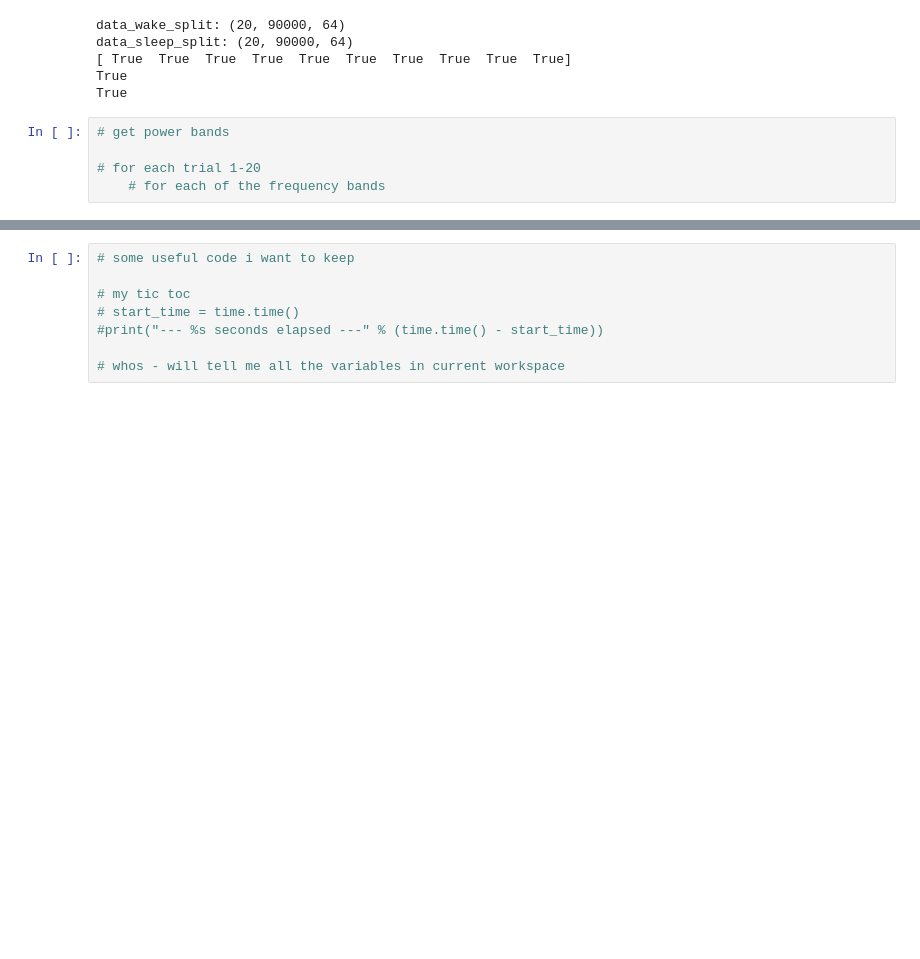
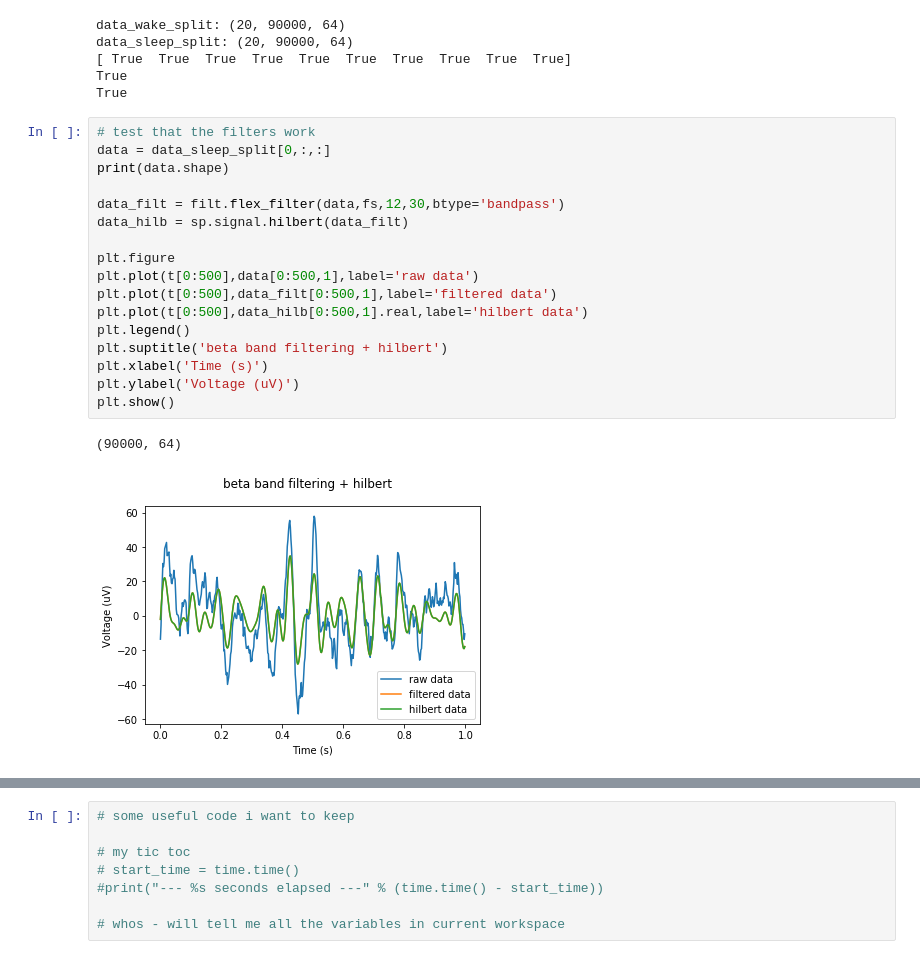
Before and after one commit to sunh20/SleepClass, a Jupyter notebook: sleep_process_d6.ipynb, the cells around one changed output, grey strips where cells are left out. Drawn from its saved outputs; the diff is of its cells as text; blank space fills up the shorter version.

Commit message:
working python code - get pow bands

```diff
--- a/sleep_process_d6.ipynb
+++ b/sleep_process_d6.ipynb
@@ -157,8 +156,23 @@ data_sleep_split: (20, 90000, 64)
 [ True  True  True  True  True  True  True  True  True  True]
 True
 True
-# %%
-# get power bands
-
-# for each trial 1-20
-    # for each of the frequency bands
+# %%
+# test that the filters work
+data = data_sleep_split[0,:,:]
+print(data.shape)
+
+data_filt = filt.flex_filter(data,fs,12,30,btype='bandpass')
+data_hilb = sp.signal.hilbert(data_filt)
+
+plt.figure
+plt.plot(t[0:500],data[0:500,1],label='raw data')
+plt.plot(t[0:500],data_filt[0:500,1],label='filtered data')
+plt.plot(t[0:500],data_hilb[0:500,1].real,label='hilbert data')
+plt.legend()
+plt.suptitle('beta band filtering + hilbert')
+plt.xlabel('Time (s)')
+plt.ylabel('Voltage (uV)')
+plt.show()
+# %% [output]
+(90000, 64)
+[figure, added]
```
Also changed, not shown: parts of 3 cells of this notebook, 1 other file.
